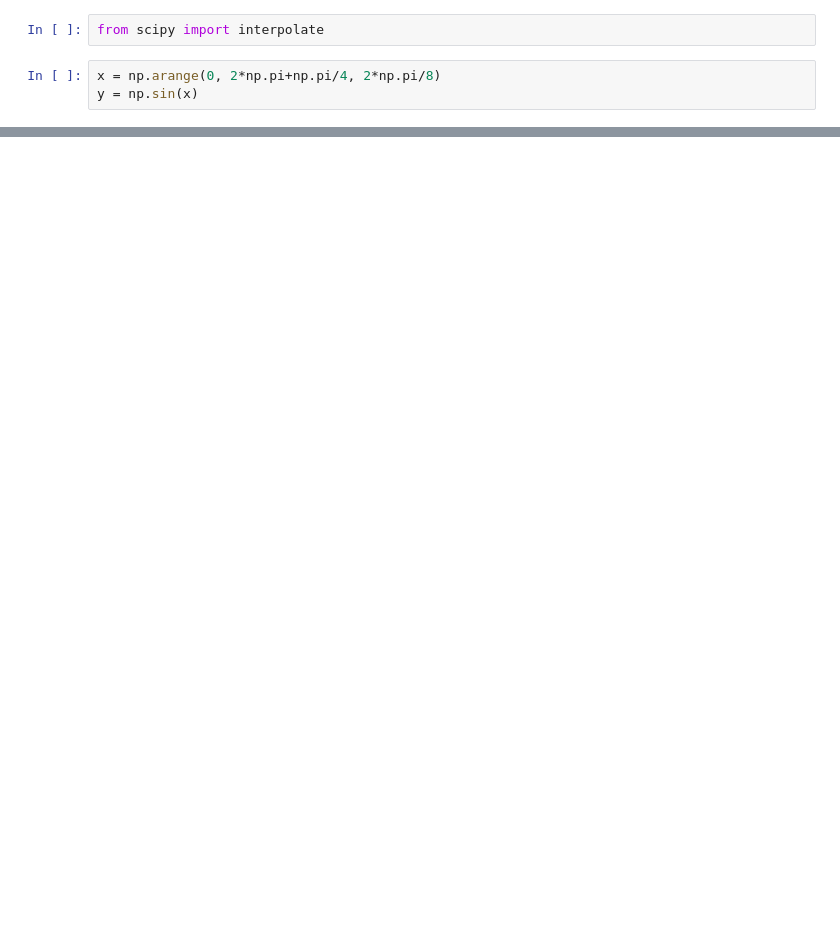
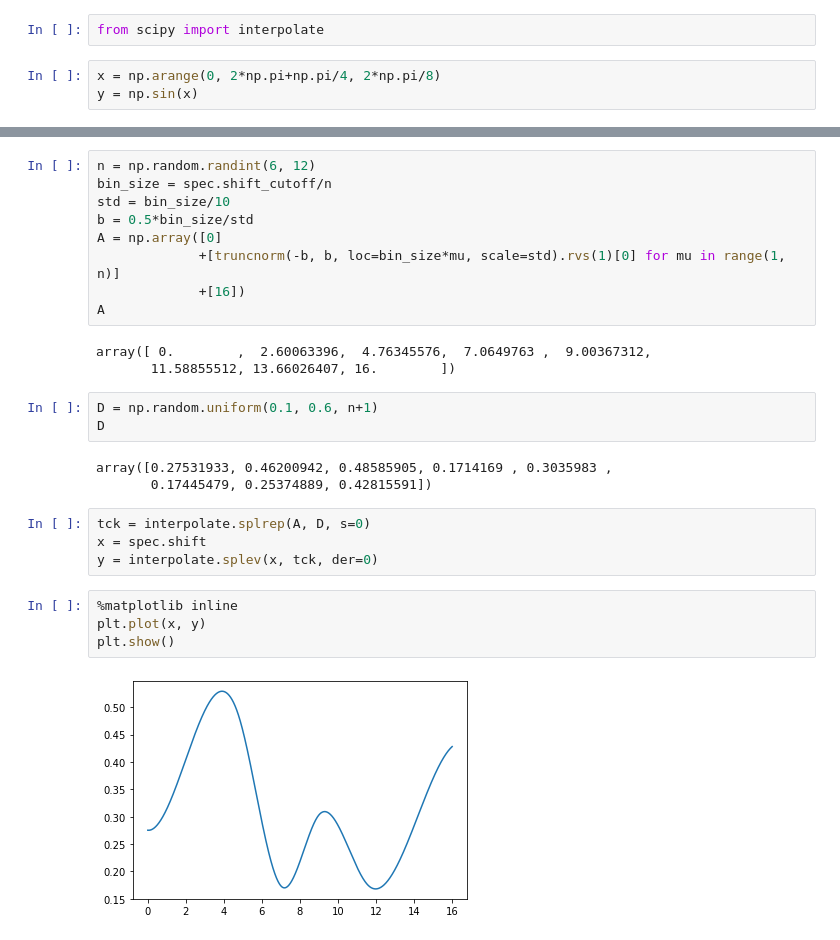
Before and after one commit to sejin8642/ftnmr, a Jupyter notebook: scripts/nb.ipynb, the cells around one changed output, grey strips where cells are left out. Drawn from its saved outputs; the diff is of its cells as text; blank space fills up the shorter version.

```diff
--- a/scripts/nb.ipynb
+++ b/scripts/nb.ipynb
@@ -447,0 +412,28 @@ Type:      function
+# %%
+n = np.random.randint(6, 12)
+bin_size = spec.shift_cutoff/n
+std = bin_size/10
+b = 0.5*bin_size/std
+A = np.array([0]
+             +[truncnorm(-b, b, loc=bin_size*mu, scale=std).rvs(1)[0] for mu in range(1, n)]
+             +[16])
+A
+# %% [output]
+array([ 0.        ,  2.60063396,  4.76345576,  7.0649763 ,  9.00367312,
+       11.58855512, 13.66026407, 16.        ])
+# %%
+D = np.random.uniform(0.1, 0.6, n+1)
+D
+# %% [output]
+array([0.27531933, 0.46200942, 0.48585905, 0.1714169 , 0.3035983 ,
+       0.17445479, 0.25374889, 0.42815591])
+# %%
+tck = interpolate.splrep(A, D, s=0)
+x = spec.shift
+y = interpolate.splev(x, tck, der=0)
+# %%
+%matplotlib inline
+plt.plot(x, y)
+plt.show()
+# %% [output]
+[figure, added]
```
Also changed, not shown: parts of 39 cells of this notebook, 1 other file.
